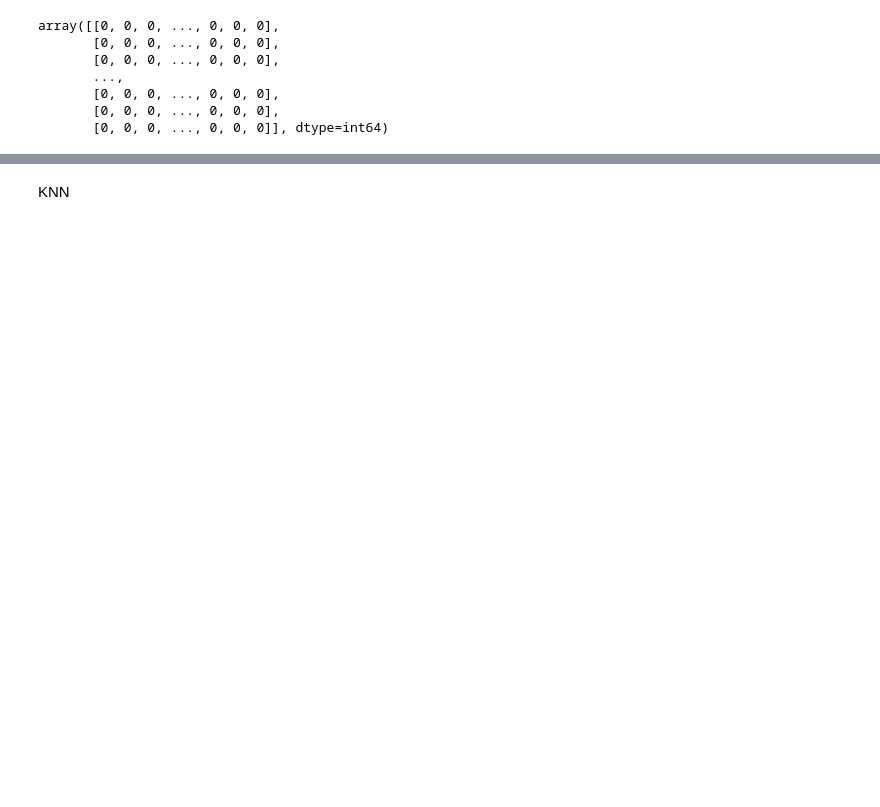
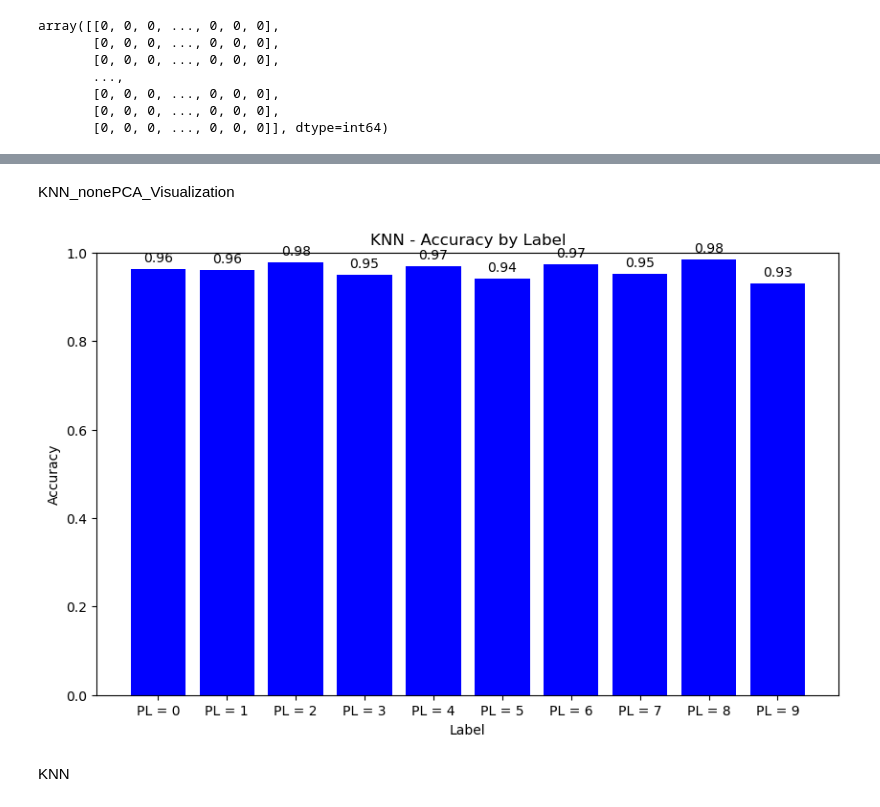
Before and after one commit to viethuynh98/practice_mnist_NB_KNN, a Jupyter notebook: Naive_Bayes_test_original.ipynb, the cells around one changed output, grey strips where cells are left out. Saved outputs shown, nothing was run; the diff lists cells and outputs as text; code cells hidden in the pictures; blank space fills up the shorter version.

```diff
--- a/Naive_Bayes_test_original.ipynb
+++ b/Naive_Bayes_test_original.ipynb
@@ -457,3 +527,46 @@ total= 10000| PL =  0 | PL =  1 | PL =  2 | PL =  3 | PL =  4 | PL =  5 | PL =
+# %% [markdown]
+KNN_nonePCA_Visualization
+# %%
+import numpy as np
+import matplotlib.pyplot as plt
+
+# Dữ liệu từ confusion matrix
+confusion_matrix_data = [
+    [972, 1, 1, 0, 0, 1, 2, 2, 1, 0],
+    [0, 1132, 2, 1, 0, 0, 0, 0, 0, 0],
+    [10, 6, 987, 4, 1, 1, 3, 18, 1, 1],
+    [1, 1, 7, 954, 1, 23, 1, 8, 6, 8],
+    [3, 4, 0, 0, 934, 0, 5, 3, 1, 32],
+    [6, 1, 0, 18, 1, 846, 9, 1, 1, 9],
+    [5, 3, 0, 0, 5, 3, 941, 0, 1, 0],
+    [0, 25, 4, 0, 0, 0, 0, 987, 0, 12],
+    [6, 1, 7, 22, 7, 23, 4, 3, 892, 9],
+    [6, 4, 2, 5, 14, 3, 1, 16, 3, 955]
+]
+
+# Chuyển đổi thành NumPy array
+confusion_matrix_data = np.array(confusion_matrix_data)
+
+# Tính tỉ lệ đúng cho từng nhãn
+accuracy_by_label = np.diag(confusion_matrix_data) / np.sum(confusion_matrix_data, axis=1)
+
+# Vẽ biểu đồ
+plt.figure(figsize=(10, 6))
+bars = plt.bar(range(10), accuracy_by_label, color='blue')
+plt.title('KNN - Accuracy by Label')
+plt.xlabel('Label')
+plt.ylabel('Accuracy')
+plt.ylim(0, 1)
+
+# Hiển thị giá trị trên đỉnh mỗi cột
+for i, value in enumerate(accuracy_by_label):
+    plt.text(i, value + 0.01, f'{value:.2f}', ha='center', va='bottom')
+
+# Đặt tên cho các nhãn trục x
+plt.xticks(range(10), [f'PL = {i}' for i in range(10)])
+plt.show()
+# %% [output]
+[figure, added]
 # %% [markdown]
 KNN
 # %%
```
Also changed, not shown: parts of 51 cells of this notebook, 1 other file.
